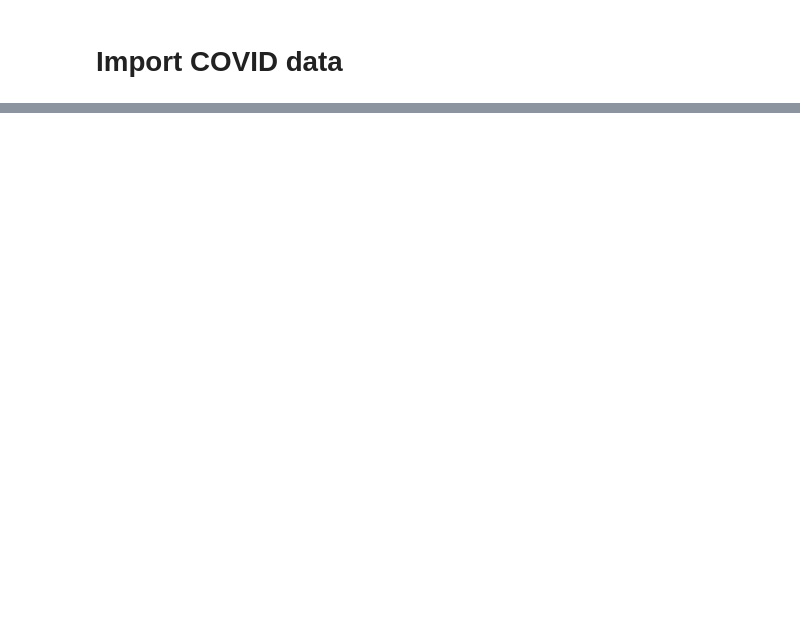
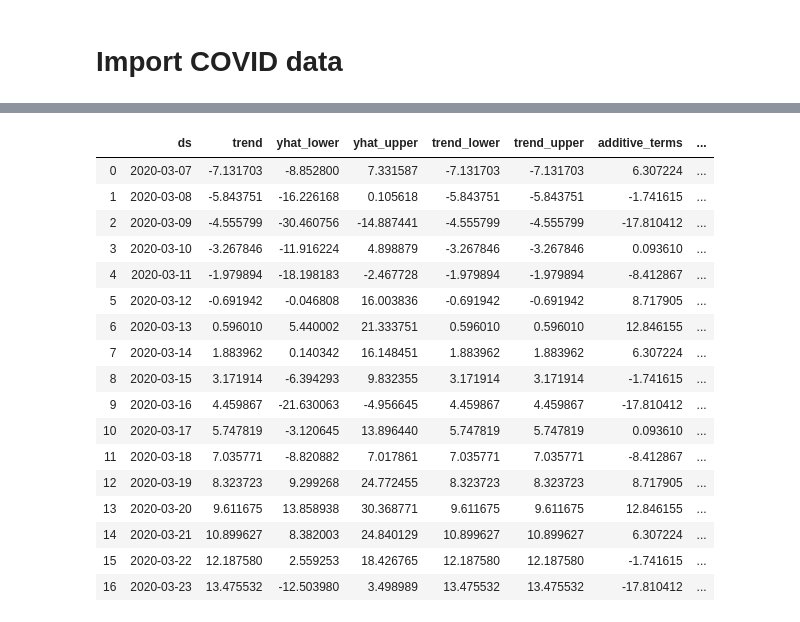
Before and after one commit to camzman/py4ds, a Jupyter notebook: PythonProject - Requests.ipynb, the cells around one changed output, grey strips where cells are left out. Drawn from its saved outputs; the diff is of its cells as text; code cells hidden in the pictures; blank space fills up the shorter version.

```diff
--- a/PythonProject - Requests.ipynb
+++ b/PythonProject - Requests.ipynb
@@ -115,0 +275,20 @@ states.head()
+# %%
+predictions = []
+
+for i in range(len(SAH_data)):
+    name = SAH_data['state'][i]
+    before = before_SAH_data.loc[before_SAH_data['state'] == name]
+    after = after_SAH_data.loc[after_SAH_data['state'] == name]
+
+    # Shrink dataset to the 2 columns I need
+    model_data = before[['date', 'death']]
+    pred_data = after[['date', 'death']]
+
+    # Prophet requires columns ds (Date) and y (value)
+    model_data = model_data.rename(columns={'date': 'ds', 'death': 'y'})
+    pred_data = pred_data.rename(columns={'date': 'ds', 'death': 'y'})
+
+    # Make the prophet model and fit on the data
+    prophet_model = fbprophet.Prophet(changepoint_prior_scale=0.15)
+    prophet_model.fit(model_data)
+    predictions.append(prophet_model.predict(pred_data))
@@ -115,0 +314,21 @@ states.head()
+# %%
+predictions[5]
+# %% [output]
+|  | ds | trend | yhat_lower | yhat_upper | trend_lower | trend_upper | additive_terms | ... |
+| 0 | 2020-03-07 | -7.131703 | -8.852800 | 7.331587 | -7.131703 | -7.131703 | 6.307224 | ... |
+| 1 | 2020-03-08 | -5.843751 | -16.226168 | 0.105618 | -5.843751 | -5.843751 | -1.741615 | ... |
+| 2 | 2020-03-09 | -4.555799 | -30.460756 | -14.887441 | -4.555799 | -4.555799 | -17.810412 | ... |
+| 3 | 2020-03-10 | -3.267846 | -11.916224 | 4.898879 | -3.267846 | -3.267846 | 0.093610 | ... |
+| 4 | 2020-03-11 | -1.979894 | -18.198183 | -2.467728 | -1.979894 | -1.979894 | -8.412867 | ... |
+| 5 | 2020-03-12 | -0.691942 | -0.046808 | 16.003836 | -0.691942 | -0.691942 | 8.717905 | ... |
+| 6 | 2020-03-13 | 0.596010 | 5.440002 | 21.333751 | 0.596010 | 0.596010 | 12.846155 | ... |
+| 7 | 2020-03-14 | 1.883962 | 0.140342 | 16.148451 | 1.883962 | 1.883962 | 6.307224 | ... |
+| 8 | 2020-03-15 | 3.171914 | -6.394293 | 9.832355 | 3.171914 | 3.171914 | -1.741615 | ... |
+| 9 | 2020-03-16 | 4.459867 | -21.630063 | -4.956645 | 4.459867 | 4.459867 | -17.810412 | ... |
+| 10 | 2020-03-17 | 5.747819 | -3.120645 | 13.896440 | 5.747819 | 5.747819 | 0.093610 | ... |
+| 11 | 2020-03-18 | 7.035771 | -8.820882 | 7.017861 | 7.035771 | 7.035771 | -8.412867 | ... |
+| 12 | 2020-03-19 | 8.323723 | 9.299268 | 24.772455 | 8.323723 | 8.323723 | 8.717905 | ... |
+| 13 | 2020-03-20 | 9.611675 | 13.858938 | 30.368771 | 9.611675 | 9.611675 | 12.846155 | ... |
+| 14 | 2020-03-21 | 10.899627 | 8.382003 | 24.840129 | 10.899627 | 10.899627 | 6.307224 | ... |
+| 15 | 2020-03-22 | 12.187580 | 2.559253 | 18.426765 | 12.187580 | 12.187580 | -1.741615 | ... |
+| 16 | 2020-03-23 | 13.475532 | -12.503980 | 3.498989 | 13.475532 | 13.475532 | -17.810412 | ... |
```
Also changed, not shown: parts of 25 cells of this notebook.
